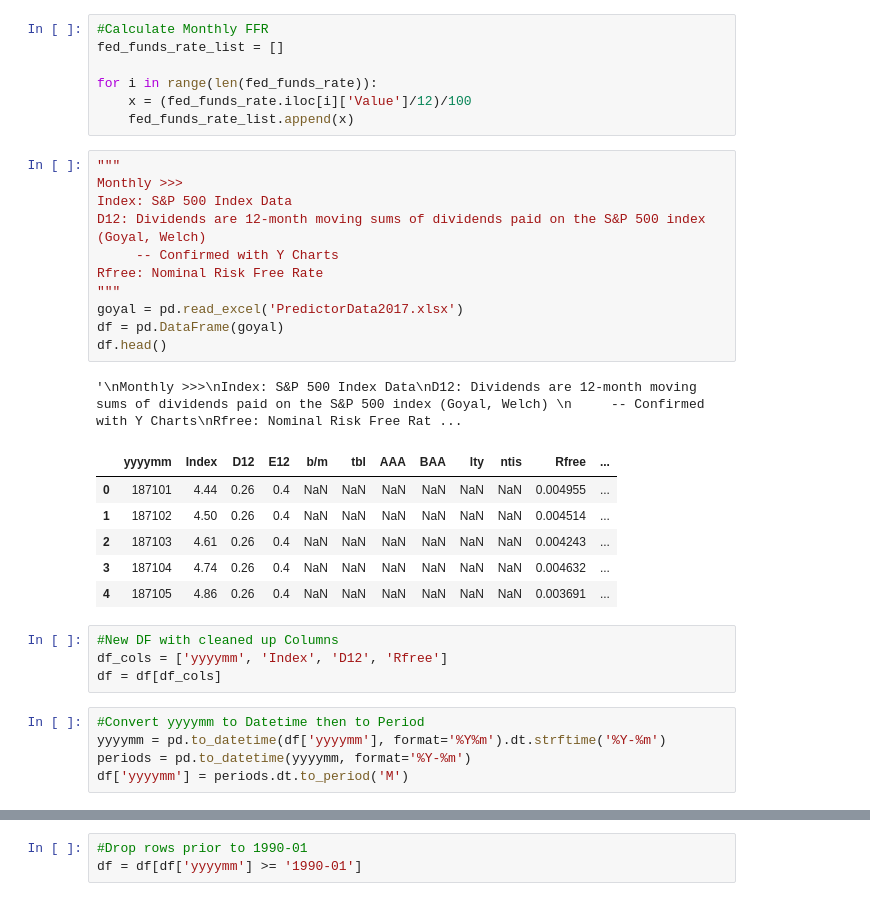
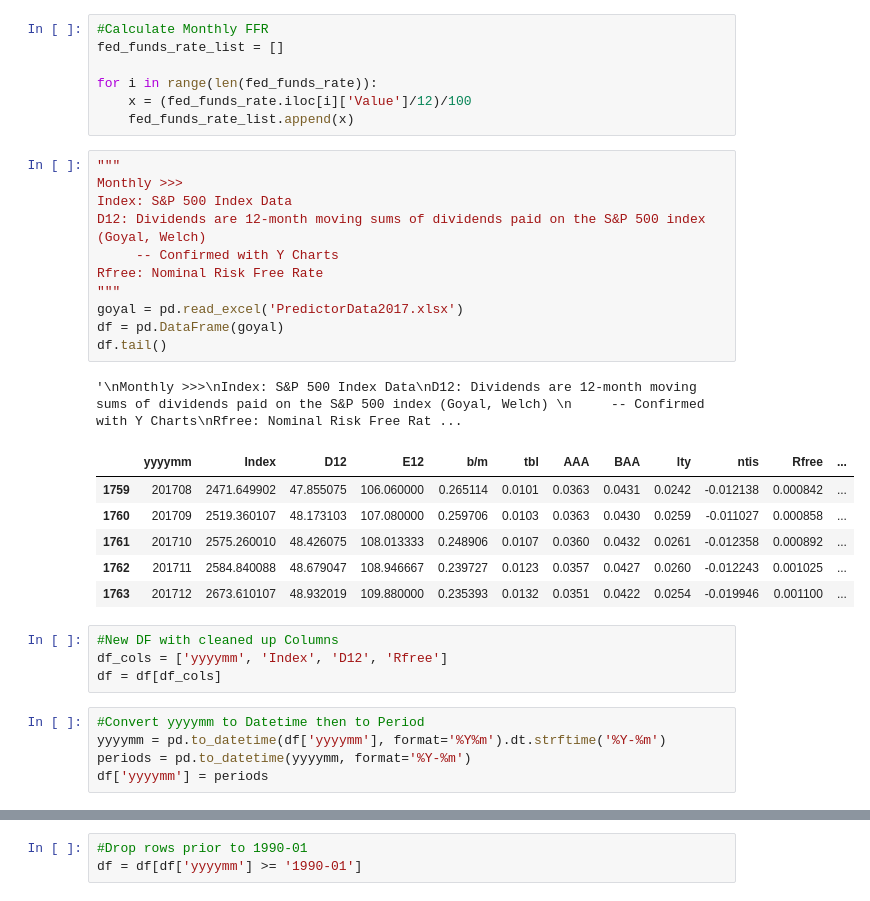
Before and after one commit to maks-p/Momentum_X_Sentiment, a Jupyter notebook: Momentum_x_Sentiment.ipynb, the cells around one changed output, grey strips where cells are left out. Saved outputs shown, nothing was run; the diff lists cells and outputs as text.

```diff
--- a/Momentum_x_Sentiment.ipynb
+++ b/Momentum_x_Sentiment.ipynb
@@ -37,22 +40,22 @@ for i in range(len(fed_funds_rate)):
 # %%
 """
 Monthly >>>
 Index: S&P 500 Index Data
 D12: Dividends are 12-month moving sums of dividends paid on the S&P 500 index (Goyal, Welch)
      -- Confirmed with Y Charts
 Rfree: Nominal Risk Free Rate
 """
 goyal = pd.read_excel('PredictorData2017.xlsx')
 df = pd.DataFrame(goyal)
-df.head()
+df.tail()
 # %% [output]
 '\nMonthly >>>\nIndex: S&P 500 Index Data\nD12: Dividends are 12-month moving sums of dividends paid on the S&P 500 index (Goyal, Welch) \n     -- Confirmed with Y Charts\nRfree: Nominal Risk Free Rat ...
 |  | yyyymm | Index | D12 | E12 | b/m | tbl | AAA | BAA | lty | ntis | Rfree | ... |
-| 0 | 187101 | 4.44 | 0.26 | 0.4 | NaN | NaN | NaN | NaN | NaN | NaN | 0.004955 | ... |
-| 1 | 187102 | 4.50 | 0.26 | 0.4 | NaN | NaN | NaN | NaN | NaN | NaN | 0.004514 | ... |
-| 2 | 187103 | 4.61 | 0.26 | 0.4 | NaN | NaN | NaN | NaN | NaN | NaN | 0.004243 | ... |
-| 3 | 187104 | 4.74 | 0.26 | 0.4 | NaN | NaN | NaN | NaN | NaN | NaN | 0.004632 | ... |
-| 4 | 187105 | 4.86 | 0.26 | 0.4 | NaN | NaN | NaN | NaN | NaN | NaN | 0.003691 | ... |
+| 1759 | 201708 | 2471.649902 | 47.855075 | 106.060000 | 0.265114 | 0.0101 | 0.0363 | 0.0431 | 0.0242 | -0.012138 | 0.000842 | ... |
+| 1760 | 201709 | 2519.360107 | 48.173103 | 107.080000 | 0.259706 | 0.0103 | 0.0363 | 0.0430 | 0.0259 | -0.011027 | 0.000858 | ... |
+| 1761 | 201710 | 2575.260010 | 48.426075 | 108.013333 | 0.248906 | 0.0107 | 0.0360 | 0.0432 | 0.0261 | -0.012358 | 0.000892 | ... |
+| 1762 | 201711 | 2584.840088 | 48.679047 | 108.946667 | 0.239727 | 0.0123 | 0.0357 | 0.0427 | 0.0260 | -0.012243 | 0.001025 | ... |
+| 1763 | 201712 | 2673.610107 | 48.932019 | 109.880000 | 0.235393 | 0.0132 | 0.0351 | 0.0422 | 0.0254 | -0.019946 | 0.001100 | ... |
 # %%
 #New DF with cleaned up Columns
 df_cols = ['yyyymm', 'Index', 'D12', 'Rfree']
@@ -61,7 +64,7 @@ df = df[df_cols]
 #Convert yyyymm to Datetime then to Period
 yyyymm = pd.to_datetime(df['yyyymm'], format='%Y%m').dt.strftime('%Y-%m')
 periods = pd.to_datetime(yyyymm, format='%Y-%m')
-df['yyyymm'] = periods.dt.to_period('M')
+df['yyyymm'] = periods
 # %%
 df.head()
 df.tail()
```
Also changed, not shown: parts of 45 cells of this notebook, 2 other files.
